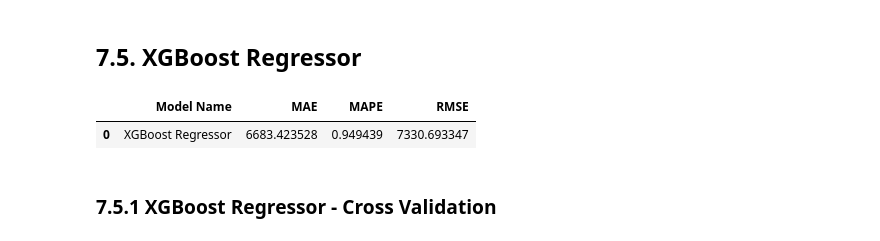
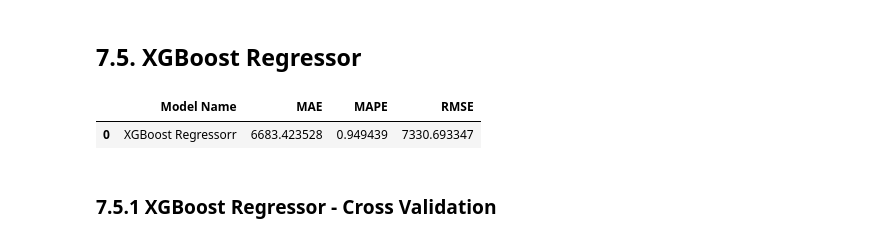
Before and after one commit to cainrodrigues/data_science_em_producao, a Jupyter notebook: m06_v01_store_sales_prediction.ipynb, the cells around one changed output. Drawn from its saved outputs; the diff is of its cells as text; code cells hidden in the pictures.

Commit message:
ended error interpretation

```diff
--- a/m06_v01_store_sales_prediction.ipynb
+++ b/m06_v01_store_sales_prediction.ipynb
@@ -1263,35 +1257,41 @@ KFold Number: 1
 # %% [markdown]
 ## 7.5. XGBoost Regressor
 # %%
-# model
-model_xgb = xgb.XGBRegressor(objective = 'reg:squarederror',
-                      n_estimators = 100,
-                      eta = 0.01, # how many iterations used for learning
-                      max_depth = 10, # max ramifications that model can reach
-                      subsample = 0.7, # variables' percentage that's used for sampling to select most relevant features
-                      colsample_bytree = 0.9).fit(x_train_boruta, y_train)
+# # model
+# model_xgb = xgb.XGBRegressor(objective = 'reg:squarederror',
+#                       n_estimators = 100,
+#                       eta = 0.01, # how many iterations used for learning
+#                       max_depth = 10, # max ramifications that model can reach
+#                       subsample = 0.7, # variables' percentage that's used for sampling to select most relevant features
+#                       colsample_bytree = 0.9).fit(x_train_boruta, y_train)
 
-# prediction
-yhat_xgb = model_xgb.predict(x_test)
+# # prediction
+# yhat_xgb = model_xgb.predict(x_test_boruta)
 
-# performance
-xgb_result = ml_error('XGBoost Regressor', np.expm1(y_test), np.expm1(yhat_xgb) )
+# # performance
+# xgb_result = ml_error('XGBoost Regressor', np.expm1(y_test), np.expm1(yhat_xgb) )
+# xgb_result
+
+# model_xgb = xgb.XGBRegressor(objective = 'reg:squarederror',
+#                              n_estimators = 100,
+#                              eta = 0.01,
+#                              max_depth = 10,
+#                              subsample = 0.7,
+#                              colsample_bytree = 0.9).fit(x_train_boruta, y_train)
+# #prediction
+# yhat_xgb = model_xgb.predict(x_test_boruta)
+# #performance
+# xgb_result = ml_error('XGBoost Regressor', np.expm1(y_test), np.expm1(yhat_xgb))
+# xgb_result
+
+xgb_result = pd.DataFrame( {'Model Name': 'XGBoost Regressorr',
+                          'MAE': 6683.423528,
+                          'MAPE': 0.949439,
+                          'RMSE': 7330.693347}, index=[0] )
 xgb_result
-
-model_xgb = xgb.XGBRegressor(objective = 'reg:squarederror',
-                             n_estimators = 100,
-                             eta = 0.01,
-                             max_depth = 10,
-                             subsample = 0.7,
-                             colsample_bytree = 0.9).fit(x_train_boruta, y_train)
-#prediction
-yhat_xgb = model_xgb.predict(x_test)
-#performance
-xgb_result = ml_error('XGBoost Regressor', np.expm1(y_test), np.expm1(yhat_xgb))
-xgb_result
 # %% [output]
 |  | Model Name | MAE | MAPE | RMSE |
-| 0 | XGBoost Regressor | 6683.423528 | 0.949439 | 7330.693347 |
+| 0 | XGBoost Regressorr | 6683.423528 | 0.949439 | 7330.693347 |
 # %% [markdown]
 ### 7.5.1 XGBoost Regressor - Cross Validation
 # %%
```
Also changed, not shown: parts of 53 cells of this notebook.
